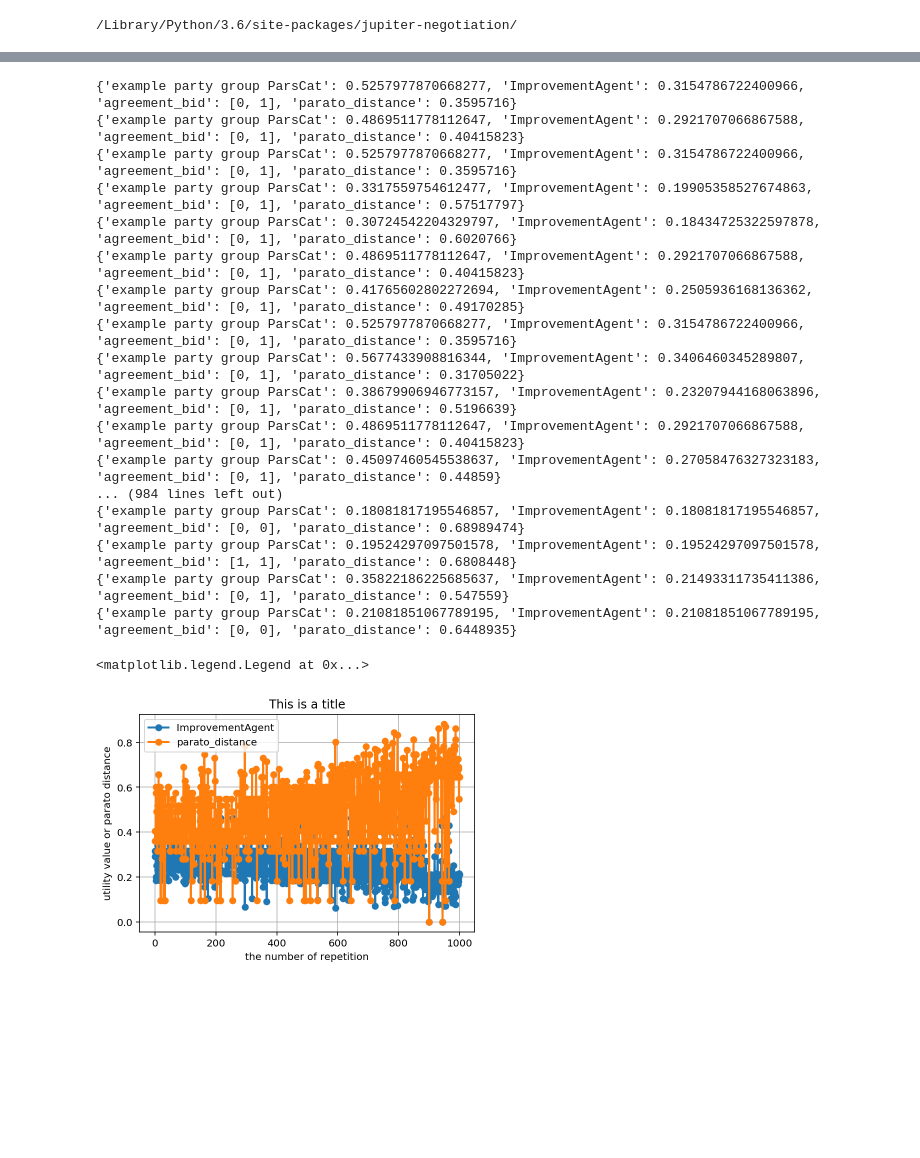
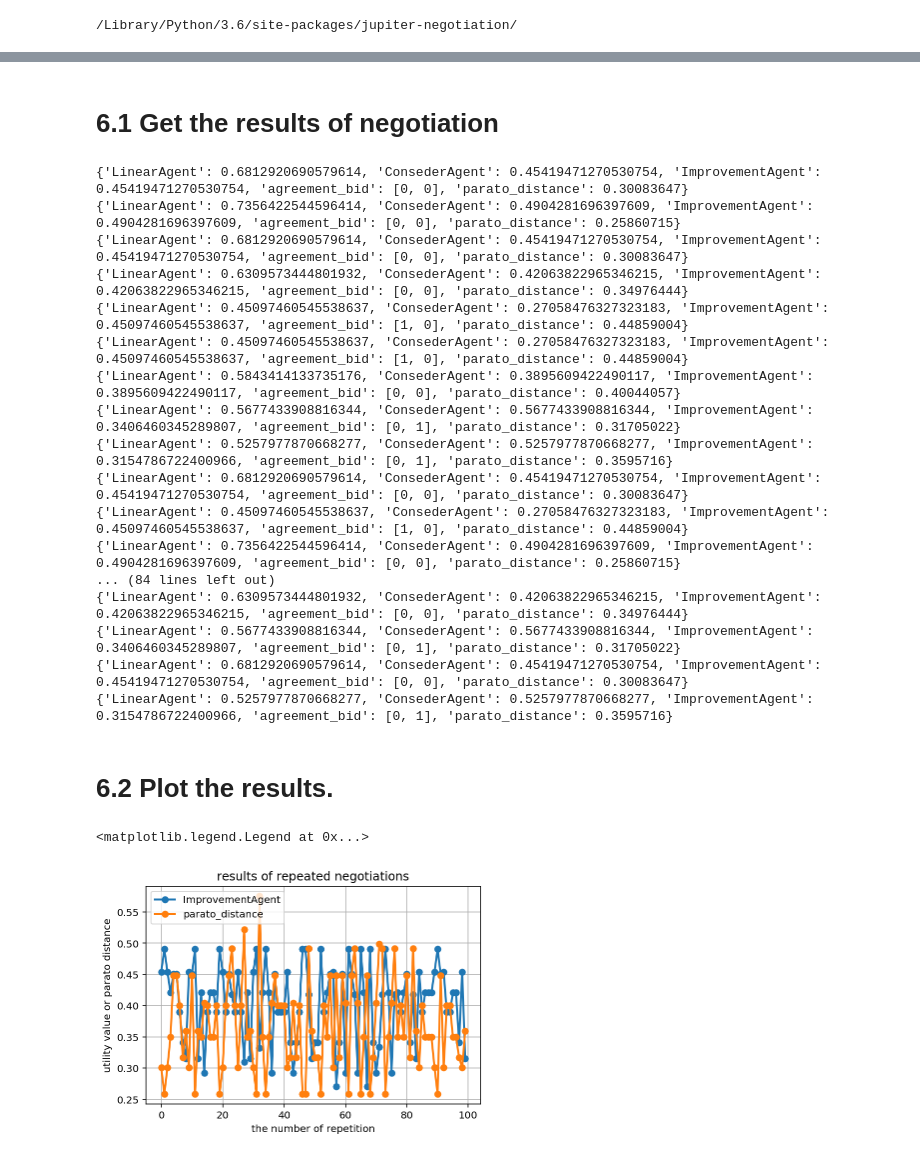
Before and after one commit to TomoyaFukui/Jupiter, a Jupyter notebook: notebooks/quick_start.ipynb, the cells around one changed output, grey strips where cells are left out. Cells and saved outputs as stored; diff of their text form; code cells hidden in the pictures; blank space fills up the shorter version.

```diff
--- a/notebooks/quick_start.ipynb
+++ b/notebooks/quick_start.ipynb
@@ -86,24 +113,0 @@ ConsederAgent : 0.5096148495017334
-# %%
-jupiter = Jupiter(negotiationRule.TypeOfNegotiation.Turn, 30, path + 'domain/Atlas3/triangularFight.xml',
-     path +  'domain/Atlas3/triangularFight_util1.xml',
-     path +  'domain/Atlas3/triangularFight_util2.xml',
-     path +  'domain/Atlas3/triangularFight_util3.xml')
-# import linearAgent
-# jupiter.set_agent(linearAgent, 'LinearAgent')
-# import concederAgent
-# jupiter.set_agent(concederAgent, 'ConcederAgent')
-# import boulwareAgent
-# jupiter.set_agent(boulwareAgent, 'BoulwareAgent')
-jupiter.set_java_agent(25541)
-jupiter.set_java_agent(25542)
-import improvementAgent
-jupiter.set_agent(improvementAgent, 'ImprovementAgent')
-
-
-for i in range(0, 1000):
-    jupiter.do_negotiation(is_printing=False)
-
-# jupiter.set_notebook_flag()
-# jupiter.display.plot_initialize()
-# jupiter.display.plot2_notebook(jupiter.get_action_list_list()[-1],
-#                                                        jupiter.get_get_agreement_list()[-1])
@@ -151,7 +114,8 @@ def get_end_utility_list(self):
+# %% [markdown]
+# 6.1 Get the results of negotiation
 # %%
 utility_list = jupiter.get_end_utility_list()
-# utility_list = jupiter.get_get_agreement_list()
-linear = []
+# linear = []
 improve = []
 parato = []
 for i in utility_list:
@@ -160,45 +124,41 @@ for i in utility_list:
     improve.append(i["ImprovementAgent"])
     parato.append(i["parato_distance"])
 # %% [output]
-{'example party group ParsCat': 0.5257977870668277, 'ImprovementAgent': 0.3154786722400966, 'agreement_bid': [0, 1], 'parato_distance': 0.3595716}
-{'example party group ParsCat': 0.4869511778112647, 'ImprovementAgent': 0.2921707066867588, 'agreement_bid': [0, 1], 'parato_distance': 0.40415823}
-{'example party group ParsCat': 0.5257977870668277, 'ImprovementAgent': 0.3154786722400966, 'agreement_bid': [0, 1], 'parato_distance': 0.3595716}
-{'example party group ParsCat': 0.3317559754612477, 'ImprovementAgent': 0.19905358527674863, 'agreement_bid': [0, 1], 'parato_distance': 0.57517797}
-{'example party group ParsCat': 0.30724542204329797, 'ImprovementAgent': 0.18434725322597878, 'agreement_bid': [0, 1], 'parato_distance': 0.6020766}
-{'example party group ParsCat': 0.4869511778112647, 'ImprovementAgent': 0.2921707066867588, 'agreement_bid': [0, 1], 'parato_distance': 0.40415823}
-{'example party group ParsCat': 0.41765602802272694, 'ImprovementAgent': 0.2505936168136362, 'agreement_bid': [0, 1], 'parato_distance': 0.49170285}
-{'example party group ParsCat': 0.5257977870668277, 'ImprovementAgent': 0.3154786722400966, 'agreement_bid': [0, 1], 'parato_distance': 0.3595716}
-{'example party group ParsCat': 0.5677433908816344, 'ImprovementAgent': 0.3406460345289807, 'agreement_bid': [0, 1], 'parato_distance': 0.31705022}
-{'example party group ParsCat': 0.38679906946773157, 'ImprovementAgent': 0.23207944168063896, 'agreement_bid': [0, 1], 'parato_distance': 0.5196639}
-{'example party group ParsCat': 0.4869511778112647, 'ImprovementAgent': 0.2921707066867588, 'agreement_bid': [0, 1], 'parato_distance': 0.40415823}
-{'example party group ParsCat': 0.45097460545538637, 'ImprovementAgent': 0.27058476327323183, 'agreement_bid': [0, 1], 'parato_distance': 0.44859}
-... (984 lines left out)
-{'example party group ParsCat': 0.18081817195546857, 'ImprovementAgent': 0.18081817195546857, 'agreement_bid': [0, 0], 'parato_distance': 0.68989474}
-{'example party group ParsCat': 0.19524297097501578, 'ImprovementAgent': 0.19524297097501578, 'agreement_bid': [1, 1], 'parato_distance': 0.6808448}
-{'example party group ParsCat': 0.35822186225685637, 'ImprovementAgent': 0.21493311735411386, 'agreement_bid': [0, 1], 'parato_distance': 0.547559}
-{'example party group ParsCat': 0.21081851067789195, 'ImprovementAgent': 0.21081851067789195, 'agreement_bid': [0, 0], 'parato_distance': 0.6448935}
+{'LinearAgent': 0.6812920690579614, 'ConsederAgent': 0.45419471270530754, 'ImprovementAgent': 0.45419471270530754, 'agreement_bid': [0, 0], 'parato_distance': 0.30083647}
+{'LinearAgent': 0.7356422544596414, 'ConsederAgent': 0.4904281696397609, 'ImprovementAgent': 0.4904281696397609, 'agreement_bid': [0, 0], 'parato_distance': 0.25860715}
+{'LinearAgent': 0.6812920690579614, 'ConsederAgent': 0.45419471270530754, 'ImprovementAgent': 0.45419471270530754, 'agreement_bid': [0, 0], 'parato_distance': 0.30083647}
+{'LinearAgent': 0.6309573444801932, 'ConsederAgent': 0.42063822965346215, 'ImprovementAgent': 0.42063822965346215, 'agreement_bid': [0, 0], 'parato_distance': 0.34976444}
+{'LinearAgent': 0.45097460545538637, 'ConsederAgent': 0.27058476327323183, 'ImprovementAgent': 0.45097460545538637, 'agreement_bid': [1, 0], 'parato_distance': 0.44859004}
+{'LinearAgent': 0.45097460545538637, 'ConsederAgent': 0.27058476327323183, 'ImprovementAgent': 0.45097460545538637, 'agreement_bid': [1, 0], 'parato_distance': 0.44859004}
+{'LinearAgent': 0.5843414133735176, 'ConsederAgent': 0.3895609422490117, 'ImprovementAgent': 0.3895609422490117, 'agreement_bid': [0, 0], 'parato_distance': 0.40044057}
+{'LinearAgent': 0.5677433908816344, 'ConsederAgent': 0.5677433908816344, 'ImprovementAgent': 0.3406460345289807, 'agreement_bid': [0, 1], 'parato_distance': 0.31705022}
+{'LinearAgent': 0.5257977870668277, 'ConsederAgent': 0.5257977870668277, 'ImprovementAgent': 0.3154786722400966, 'agreement_bid': [0, 1], 'parato_distance': 0.3595716}
+{'LinearAgent': 0.6812920690579614, 'ConsederAgent': 0.45419471270530754, 'ImprovementAgent': 0.45419471270530754, 'agreement_bid': [0, 0], 'parato_distance': 0.30083647}
+{'LinearAgent': 0.45097460545538637, 'ConsederAgent': 0.27058476327323183, 'ImprovementAgent': 0.45097460545538637, 'agreement_bid': [1, 0], 'parato_distance': 0.44859004}
+{'LinearAgent': 0.7356422544596414, 'ConsederAgent': 0.4904281696397609, 'ImprovementAgent': 0.4904281696397609, 'agreement_bid': [0, 0], 'parato_distance': 0.25860715}
+... (84 lines left out)
+{'LinearAgent': 0.6309573444801932, 'ConsederAgent': 0.42063822965346215, 'ImprovementAgent': 0.42063822965346215, 'agreement_bid': [0, 0], 'parato_distance': 0.34976444}
+{'LinearAgent': 0.5677433908816344, 'ConsederAgent': 0.5677433908816344, 'ImprovementAgent': 0.3406460345289807, 'agreement_bid': [0, 1], 'parato_distance': 0.31705022}
+{'LinearAgent': 0.6812920690579614, 'ConsederAgent': 0.45419471270530754, 'ImprovementAgent': 0.45419471270530754, 'agreement_bid': [0, 0], 'parato_distance': 0.30083647}
+{'LinearAgent': 0.5257977870668277, 'ConsederAgent': 0.5257977870668277, 'ImprovementAgent': 0.3154786722400966, 'agreement_bid': [0, 1], 'parato_distance': 0.3595716}
+# %% [markdown]
+# 6.2 Plot the results.
 # %%
 import numpy as np
 %matplotlib inline
 import matplotlib.pyplot as plt
 
-
-# 折れ線グラフを出力
 left = np.array(range(0, len(utility_list)))
-
-# p1 = plt.plot(left, linear, marker='o', linewidth=2)
 p2 = plt.plot(left, improve, marker='o', linewidth=2)
 p3 = plt.plot(left, parato, marker='o', linewidth=2)
-plt.title("This is a title")
+plt.title("results of repeated negotiations")
 plt.xlabel("the number of repetition")
 plt.ylabel("utility value or parato distance")
 plt.grid(True)
-# plt.legend((p1[0], p2[0], p3[0]), ("LinearAgent", "ImprovementAgent", "parato_distance"), loc=2)
 plt.legend(( p2[0], p3[0]), ( "ImprovementAgent", "parato_distance"), loc=2)
-# plt.legend((p3[0]), ( "parato_distance"))
 # %% [output]
 <matplotlib.legend.Legend at 0x...>
-[figure, old version]
+[figure, new version]
 # %%
 from plotly.offline import iplot, init_notebook_mode
 import plotly.plotly as py
```
Also changed, not shown: parts of 20 cells of this notebook, 4 other files.
